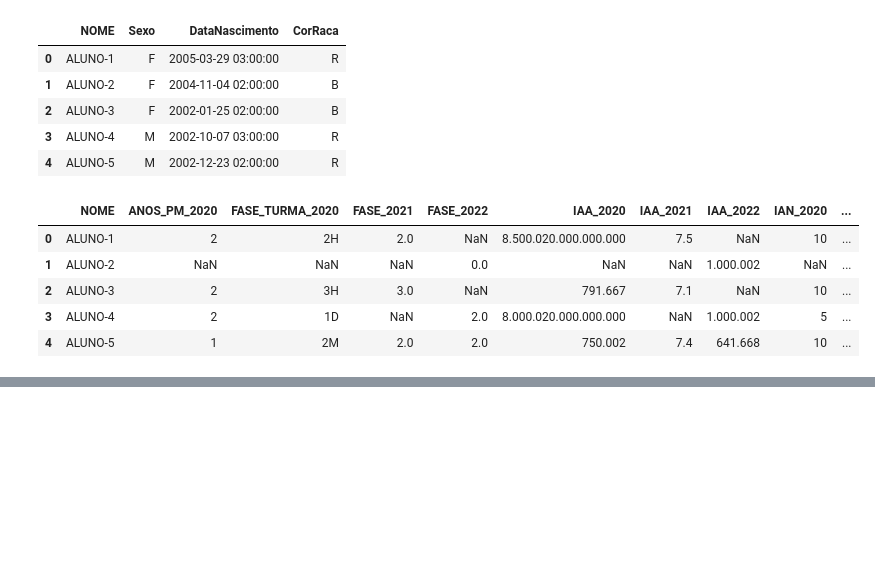
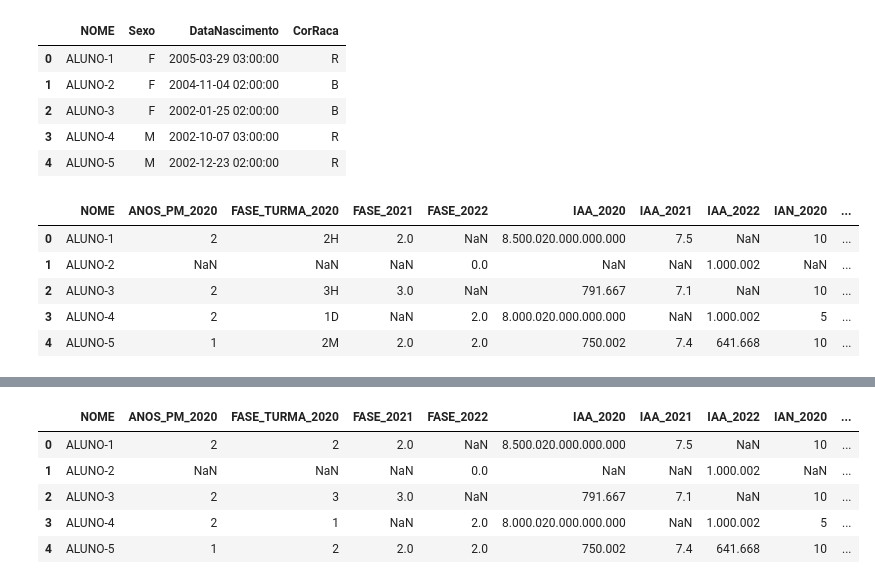
Before and after one commit to WRogoski/Tech_5, a Jupyter notebook: PassosMagicos_grupo1.ipynb, the cells around one changed output, grey strips where cells are left out. Saved outputs shown, nothing was run; the diff lists cells and outputs as text; code cells hidden in the pictures; blank space fills up the shorter version.

```diff
--- a/PassosMagicos_grupo1.ipynb
+++ b/PassosMagicos_grupo1.ipynb
@@ -180,0 +205,11 @@ df_3.head()
+# %%
+df_3['FASE_TURMA_2020'] = df_3['FASE_TURMA_2020'].str.extract('(\w)', expand=False)
+
+df_3.head()
+# %% [output]
+|  | NOME | ANOS_PM_2020 | FASE_TURMA_2020 | FASE_2021 | FASE_2022 | IAA_2020 | IAA_2021 | IAA_2022 | IAN_2020 | ... |
+| 0 | ALUNO-1 | 2 | 2 | 2.0 | NaN | 8.500.020.000.000.000 | 7.5 | NaN | 10 | ... |
+| 1 | ALUNO-2 | NaN | NaN | NaN | 0.0 | NaN | NaN | 1.000.002 | NaN | ... |
+| 2 | ALUNO-3 | 2 | 3 | 3.0 | NaN | 791.667 | 7.1 | NaN | 10 | ... |
+| 3 | ALUNO-4 | 2 | 1 | NaN | 2.0 | 8.000.020.000.000.000 | NaN | 1.000.002 | 5 | ... |
+| 4 | ALUNO-5 | 1 | 2 | 2.0 | 2.0 | 750.002 | 7.4 | 641.668 | 10 | ... |
```
Also changed, not shown: parts of 6 cells of this notebook.
